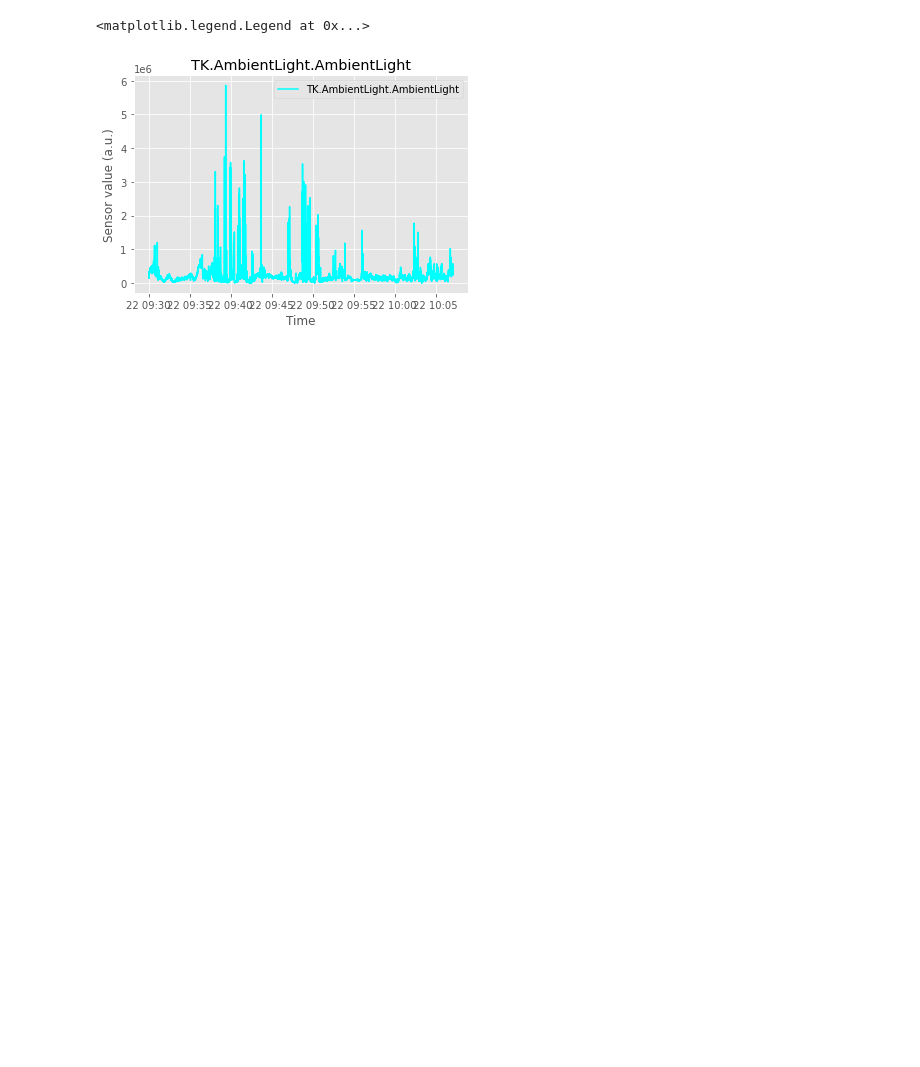
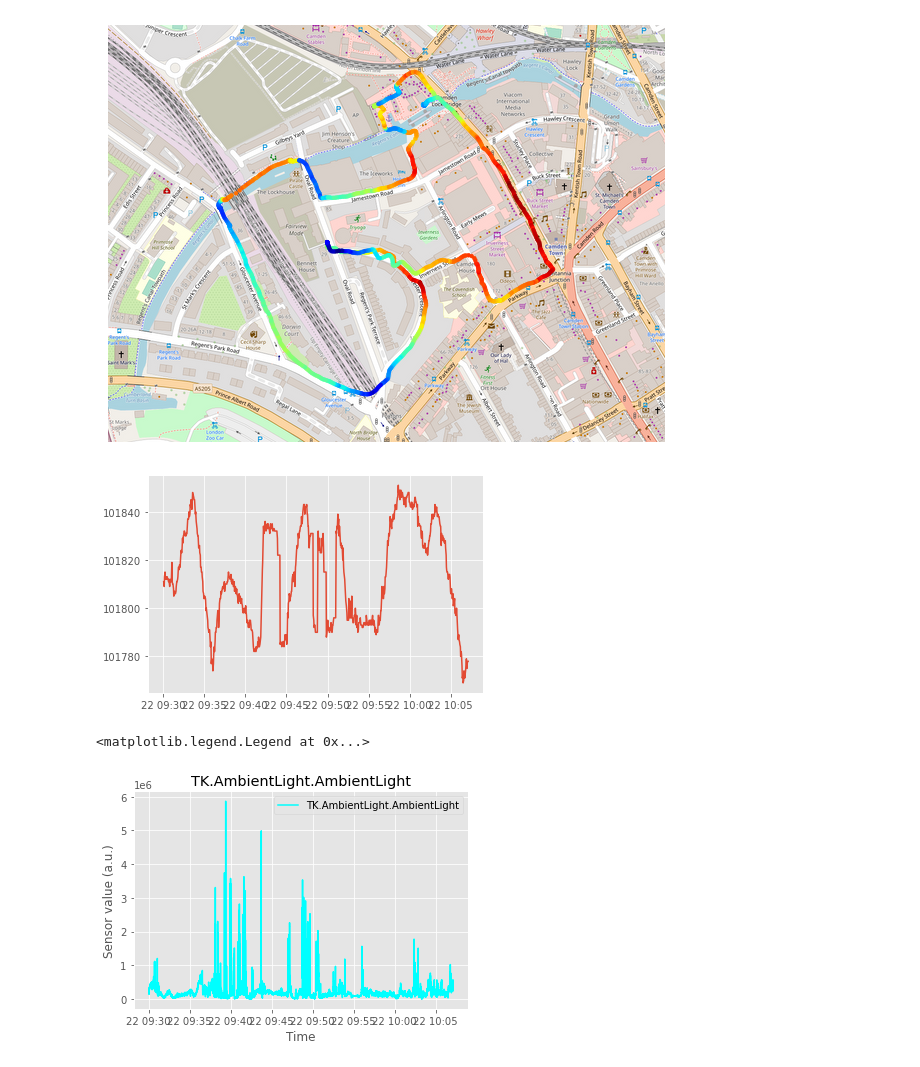
Before and after one commit to emotional-cities/pluma-experiments, a Jupyter notebook: 20092022/Analysis/AnalysisCode/Demo_API.ipynb, the cells around one changed output. Cells and saved outputs as stored; diff of their text form; code cells hidden in the pictures; blank space fills up the shorter version.

```diff
--- a/20092022/Analysis/AnalysisCode/Demo_API.ipynb
+++ b/20092022/Analysis/AnalysisCode/Demo_API.ipynb
@@ -17 +44,10 @@ dataset.populate_streams(autoload = False)
+# %%
+fig = dataset.showmap(NavData=resampled, figsize=(10,10))
+plt.show()
+plt.figure
+plt.plot(resampled.Data)
+plt.show()
+# %% [output]
+[figure, added]
+[figure, added]
 # %%
```
Also changed, not shown: parts of 4 cells of this notebook, 3 other files.
